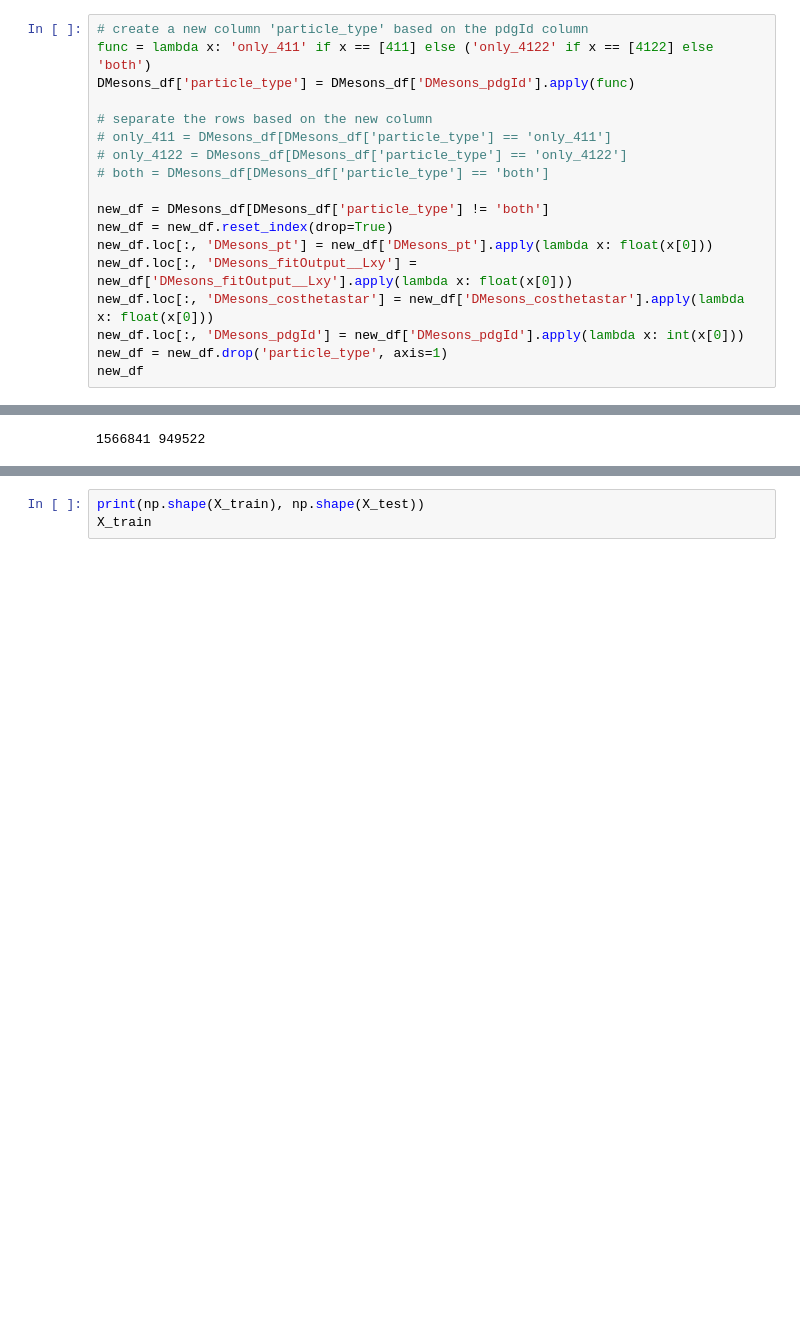
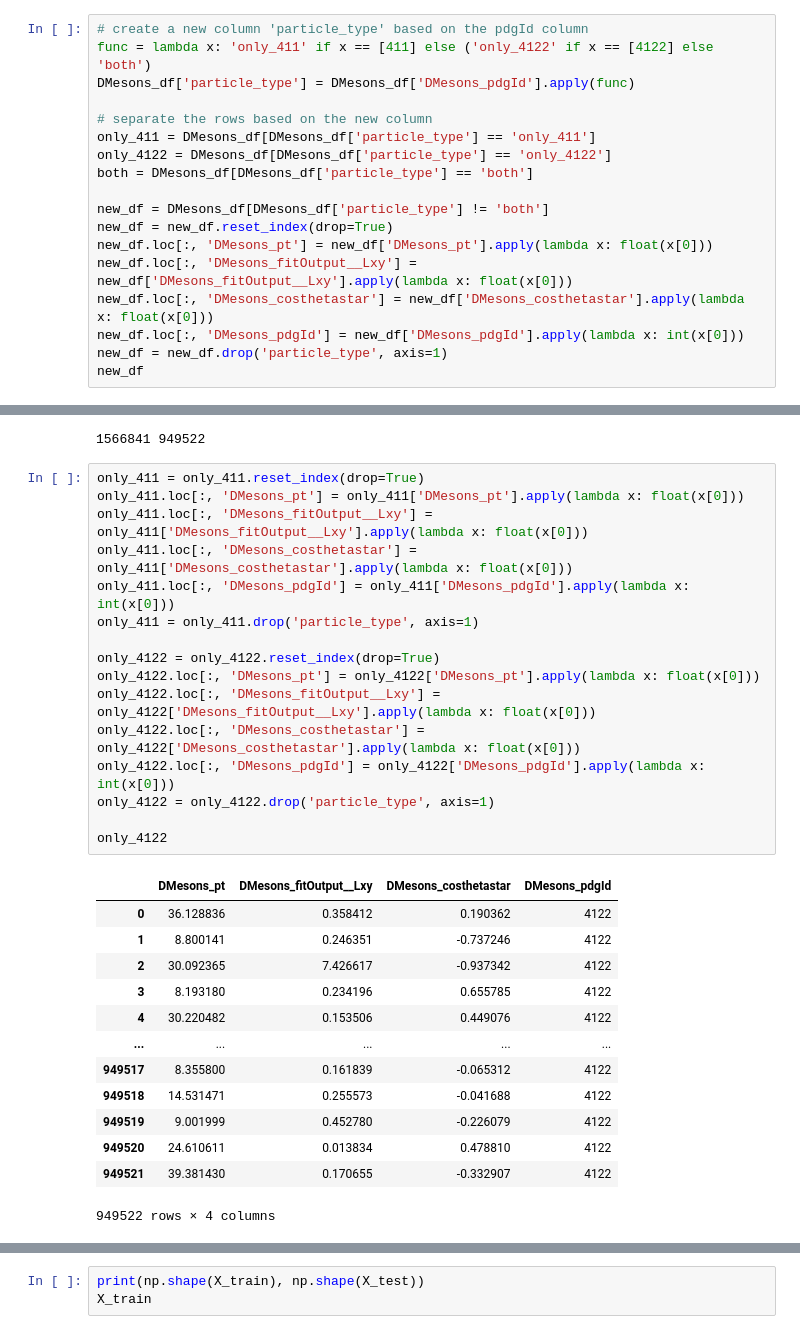
Before and after one commit to GitGup/ATLAS_DNN, a Jupyter notebook: MC_DNN.ipynb, the cells around one changed output, grey strips where cells are left out. Drawn from its saved outputs; the diff is of its cells as text; blank space fills up the shorter version.

```diff
--- a/MC_DNN.ipynb
+++ b/MC_DNN.ipynb
@@ -138,9 +141,9 @@ func = lambda x: 'only_411' if x == [411] else ('only_4122' if x == [4122] else
 DMesons_df['particle_type'] = DMesons_df['DMesons_pdgId'].apply(func)
 
 # separate the rows based on the new column
-# only_411 = DMesons_df[DMesons_df['particle_type'] == 'only_411']
-# only_4122 = DMesons_df[DMesons_df['particle_type'] == 'only_4122']
-# both = DMesons_df[DMesons_df['particle_type'] == 'both']
+only_411 = DMesons_df[DMesons_df['particle_type'] == 'only_411']
+only_4122 = DMesons_df[DMesons_df['particle_type'] == 'only_4122']
+both = DMesons_df[DMesons_df['particle_type'] == 'both']
 
 new_df = DMesons_df[DMesons_df['particle_type'] != 'both']
 new_df = new_df.reset_index(drop=True)
@@ -175,6 +178,36 @@ for pdgId in new_df["DMesons_pdgId"]:
 print(D, Lambda)
 # %% [output]
 1566841 949522
+# %%
+only_411 = only_411.reset_index(drop=True)
+only_411.loc[:, 'DMesons_pt'] = only_411['DMesons_pt'].apply(lambda x: float(x[0]))
+only_411.loc[:, 'DMesons_fitOutput__Lxy'] = only_411['DMesons_fitOutput__Lxy'].apply(lambda x: float(x[0]))
+only_411.loc[:, 'DMesons_costhetastar'] = only_411['DMesons_costhetastar'].apply(lambda x: float(x[0]))
+only_411.loc[:, 'DMesons_pdgId'] = only_411['DMesons_pdgId'].apply(lambda x: int(x[0]))
+only_411 = only_411.drop('particle_type', axis=1)
+
+only_4122 = only_4122.reset_index(drop=True)
+only_4122.loc[:, 'DMesons_pt'] = only_4122['DMesons_pt'].apply(lambda x: float(x[0]))
+only_4122.loc[:, 'DMesons_fitOutput__Lxy'] = only_4122['DMesons_fitOutput__Lxy'].apply(lambda x: float(x[0]))
+only_4122.loc[:, 'DMesons_costhetastar'] = only_4122['DMesons_costhetastar'].apply(lambda x: float(x[0]))
+only_4122.loc[:, 'DMesons_pdgId'] = only_4122['DMesons_pdgId'].apply(lambda x: int(x[0]))
+only_4122 = only_4122.drop('particle_type', axis=1)
+
+only_4122
+# %% [output]
+|  | DMesons_pt | DMesons_fitOutput__Lxy | DMesons_costhetastar | DMesons_pdgId |
+| 0 | 36.128836 | 0.358412 | 0.190362 | 4122 |
+| 1 | 8.800141 | 0.246351 | -0.737246 | 4122 |
+| 2 | 30.092365 | 7.426617 | -0.937342 | 4122 |
+| 3 | 8.193180 | 0.234196 | 0.655785 | 4122 |
+| 4 | 30.220482 | 0.153506 | 0.449076 | 4122 |
+| ... | ... | ... | ... | ... |
+| 949517 | 8.355800 | 0.161839 | -0.065312 | 4122 |
+| 949518 | 14.531471 | 0.255573 | -0.041688 | 4122 |
+| 949519 | 9.001999 | 0.452780 | -0.226079 | 4122 |
+| 949520 | 24.610611 | 0.013834 | 0.478810 | 4122 |
+| 949521 | 39.381430 | 0.170655 | -0.332907 | 4122 |
+949522 rows × 4 columns
 # %%
 df_norm = (new_df - new_df.min()) / (new_df.max() - new_df.min())
 df_norm.loc[:, 'DMesons_pdgId'] = df_norm['DMesons_pdgId'].apply(lambda x: int(x))
```
Also changed, not shown: parts of 12 cells of this notebook.
